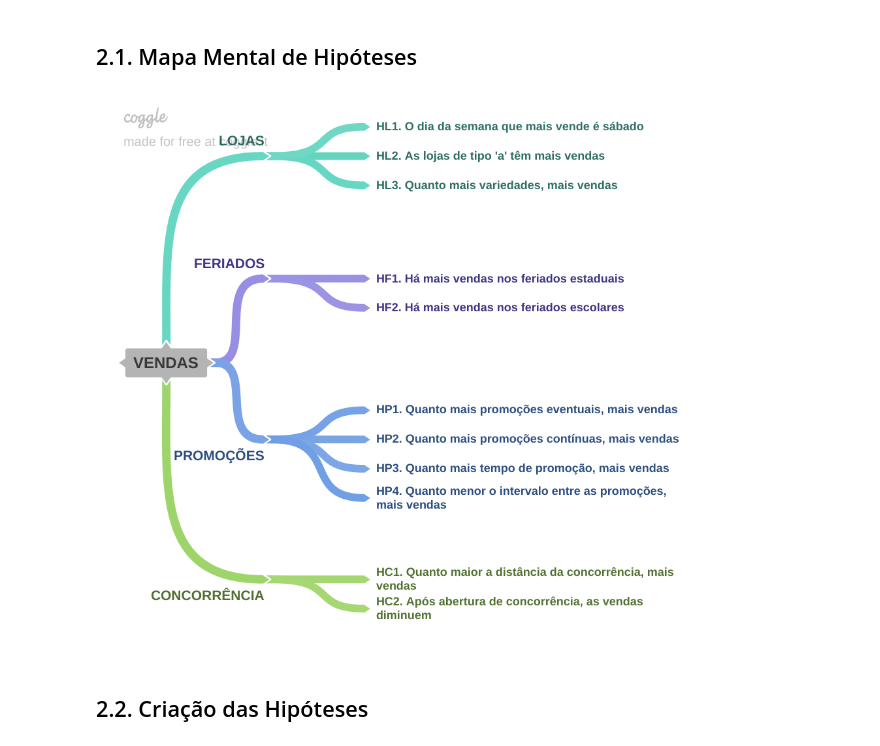
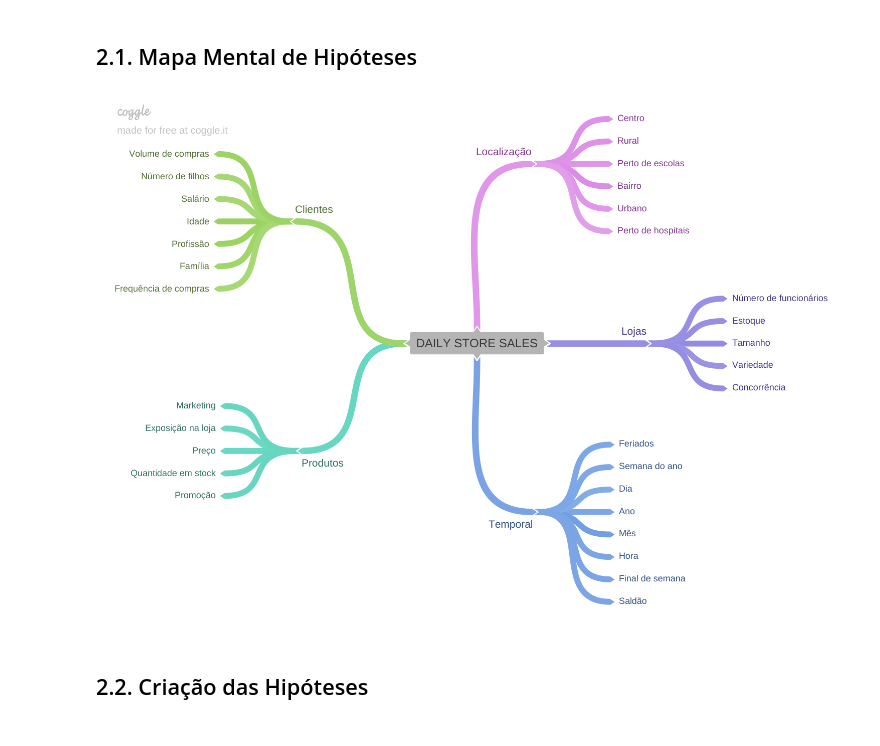
Before and after one commit to paulawehdorn/rossmann_store_sales_prediction, a Jupyter notebook: notebooks/rossmann_stores_sales_prediction.ipynb, the cells around one changed output. Drawn from its saved outputs; the diff is of its cells as text; code cells hidden in the pictures.

```diff
--- a/notebooks/rossmann_stores_sales_prediction.ipynb
+++ b/notebooks/rossmann_stores_sales_prediction.ipynb
@@ -15,15 +13,12 @@ import inflection
 import xgboost as xgb
 import seaborn as sns
 import datetime
-# Define os tipos de gráficos
-sns.set_style('whitegrid')
 
 from scipy                 import stats as ss
 from boruta                import BorutaPy
 from IPython.display       import Image
 from IPython.core.display  import HTML
 from matplotlib            import pyplot as plt
-%matplotlib inline
 
 from sklearn.metrics       import mean_absolute_error, mean_squared_error
 from sklearn.ensemble      import RandomForestRegressor
@@ -354,9 +295,9 @@ df2 = df1.copy()
 # %% [markdown]
 ## 2.1. Mapa Mental de Hipóteses
 # %%
-Image( '../img/mind_map_hypothesis.png' )
+Image('../img/mind_map.png')
 # %% [output]
-[figure, old version]
+[figure, new version]
 # %% [markdown]
 ## 2.2. Criação das Hipóteses
 # %% [markdown]
```
Also changed, not shown: parts of 58 cells of this notebook, 2 other files.
